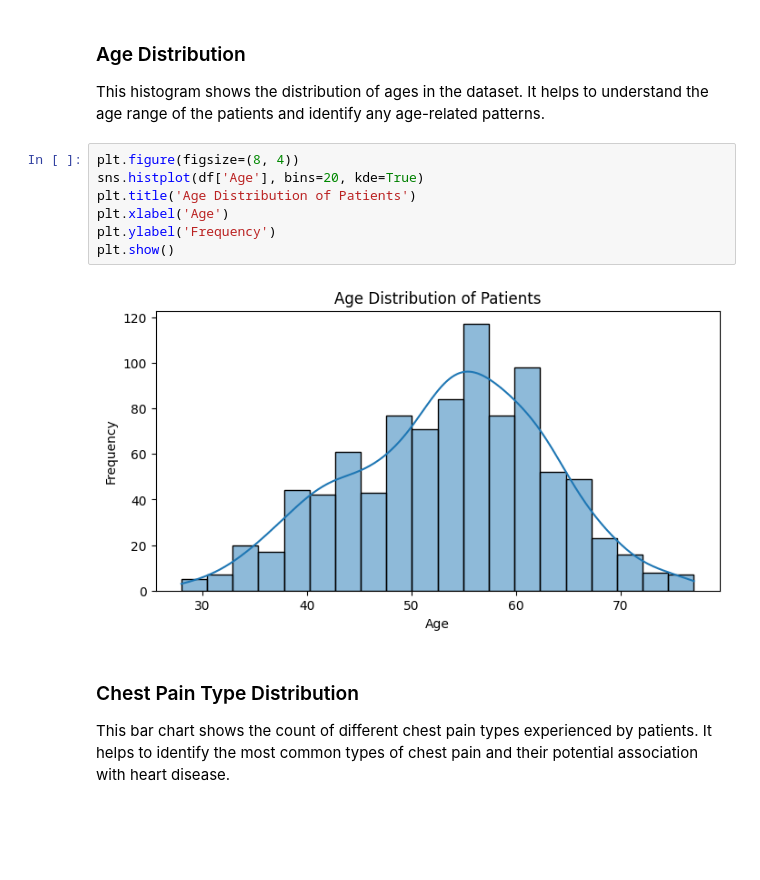
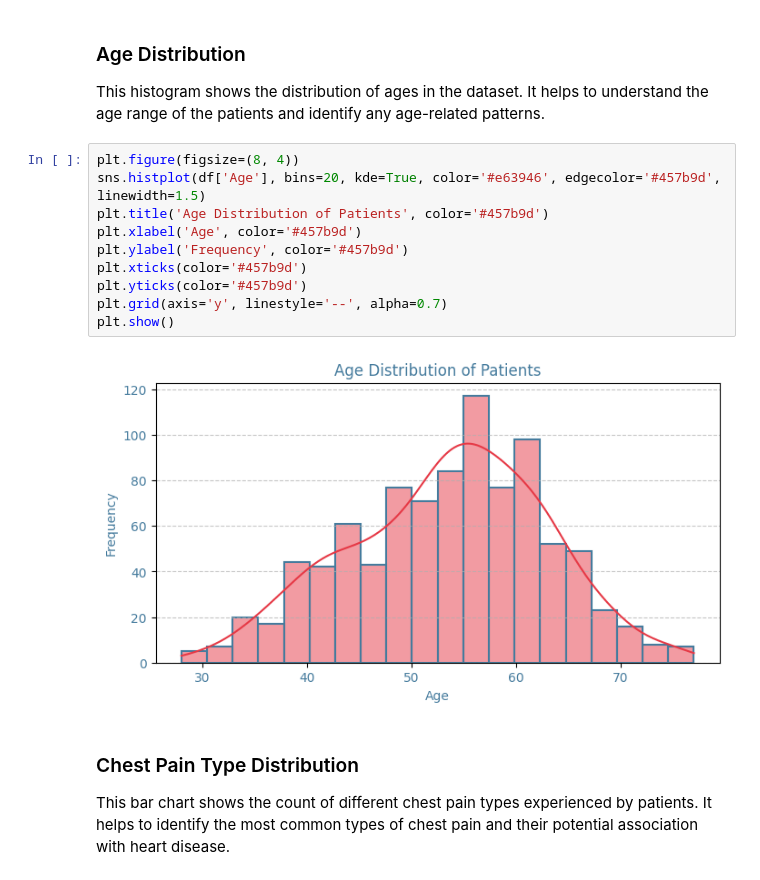
Before and after one commit to syedfaiqueali/CT-562-Machine-Learning, a Jupyter notebook: heart-disease-prediction-using-ann-cnn.ipynb, the cells around one changed output. Cells and saved outputs as stored; diff of their text form; blank space fills up the shorter version.

```diff
--- a/heart-disease-prediction-using-ann-cnn.ipynb
+++ b/heart-disease-prediction-using-ann-cnn.ipynb
@@ -78,13 +78,16 @@ memory usage: 62.9 KB
 This histogram shows the distribution of ages in the dataset. It helps to understand the age range of the patients and identify any age-related patterns.
 # %%
 plt.figure(figsize=(8, 4))
-sns.histplot(df['Age'], bins=20, kde=True)
-plt.title('Age Distribution of Patients')
-plt.xlabel('Age')
-plt.ylabel('Frequency')
+sns.histplot(df['Age'], bins=20, kde=True, color='#e63946', edgecolor='#457b9d', linewidth=1.5)
+plt.title('Age Distribution of Patients', color='#457b9d')
+plt.xlabel('Age', color='#457b9d')
+plt.ylabel('Frequency', color='#457b9d')
+plt.xticks(color='#457b9d')
+plt.yticks(color='#457b9d')
+plt.grid(axis='y', linestyle='--', alpha=0.7)
 plt.show()
 # %% [output]
-[figure, old version]
+[figure, new version]
 # %% [markdown]
 ### Chest Pain Type Distribution
 
```
Also changed, not shown: parts of 4 cells of this notebook.
